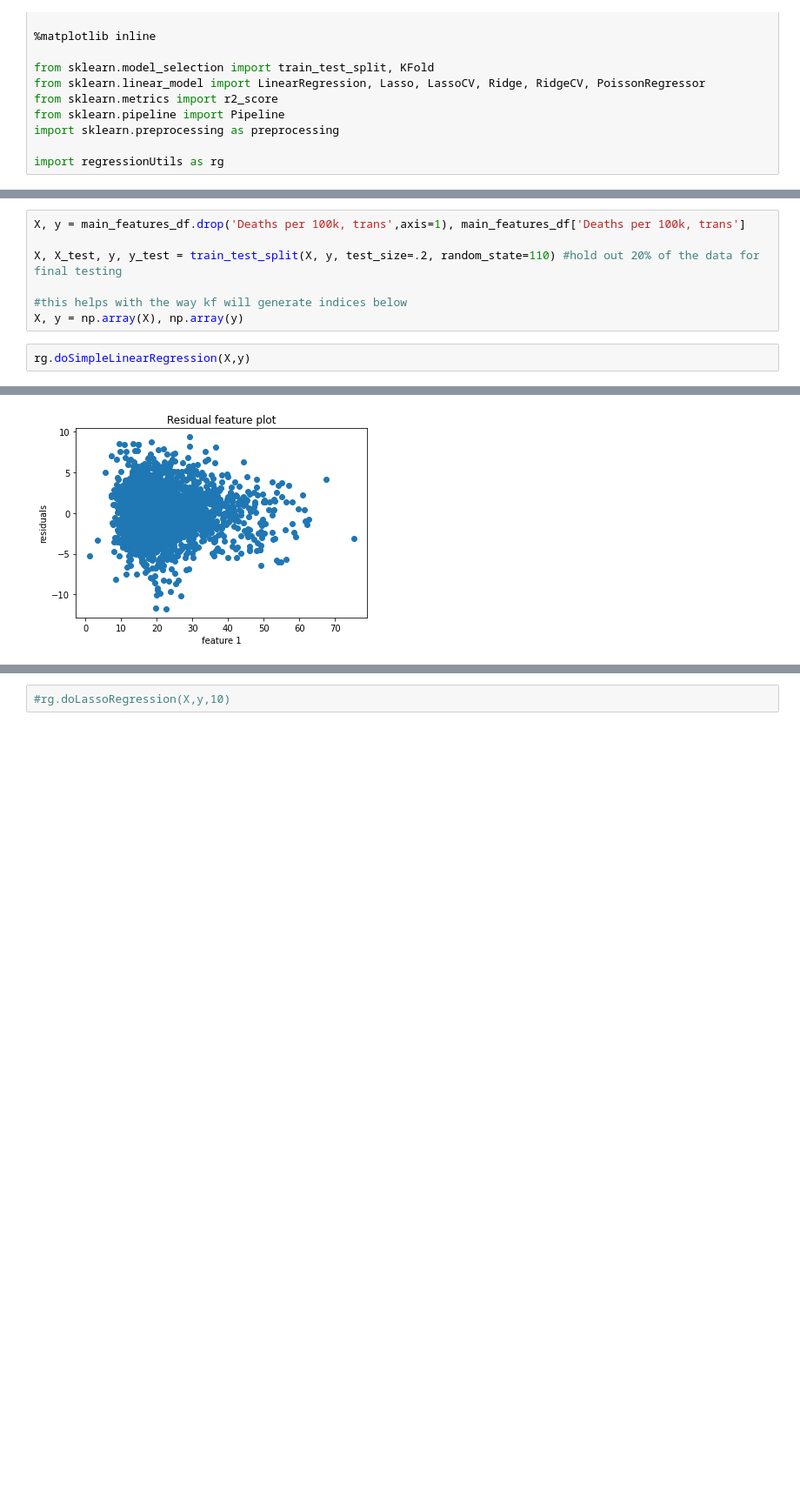
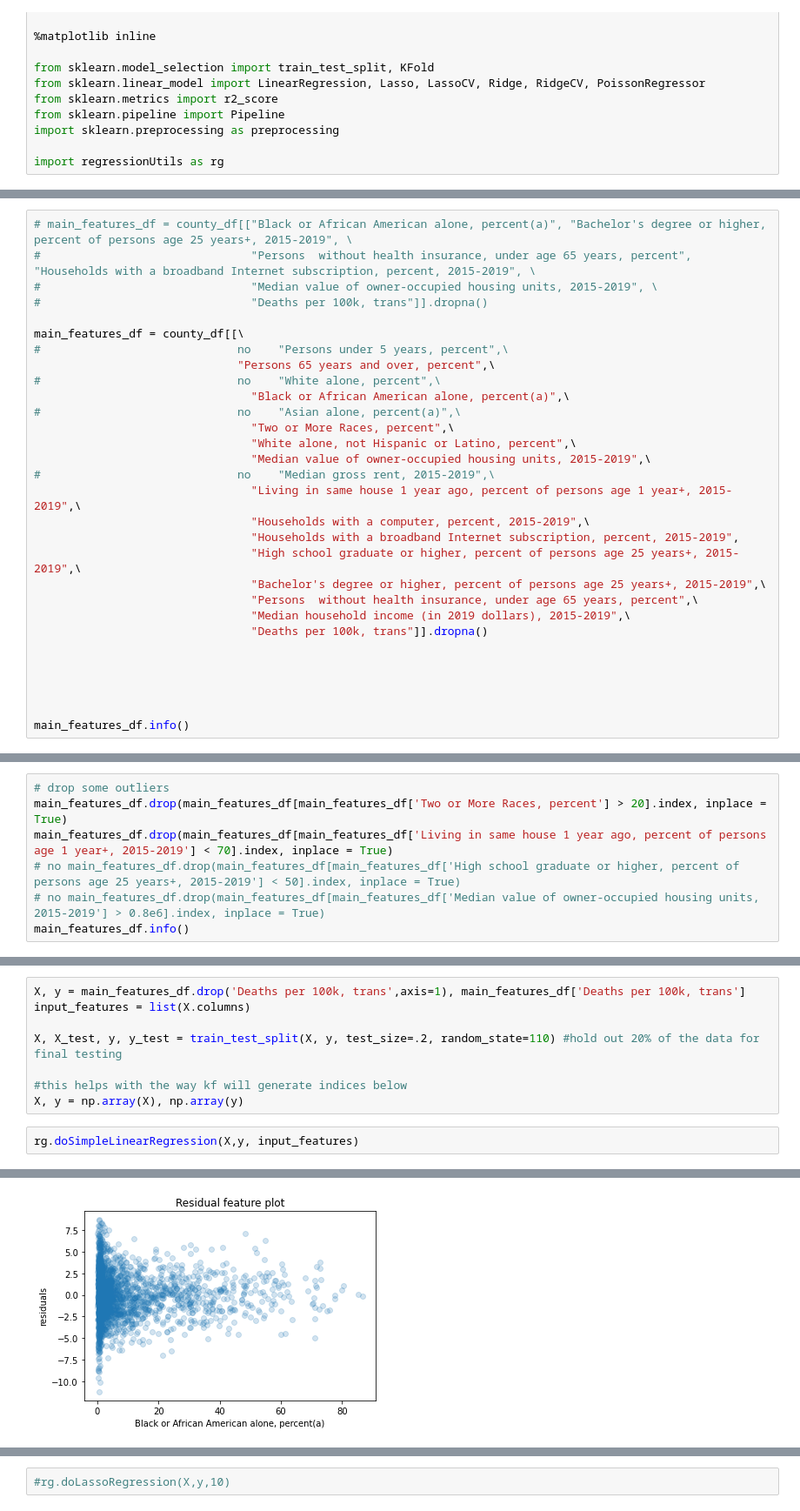
Before and after one commit to nkinnaird/CountyCovidIndexing, a Jupyter notebook: code/doRegression.ipynb, the cells around one changed output, grey strips where cells are left out. Shown: that part at 87% size. Drawn from its saved outputs; the diff is of its cells as text; blank space fills up the shorter version.

Commit message:
Updates to regression code, isolating features I will use (pre lasso and ridge regression tests).

```diff
--- a/code/doRegression.ipynb
+++ b/code/doRegression.ipynb
@@ -79,0 +64,30 @@ memory usage: 117.3 KB
+# %%
+# main_features_df = county_df[["Black or African American alone, percent(a)", "Bachelor's degree or higher, percent of persons age 25 years+, 2015-2019", \
+#                               "Persons  without health insurance, under age 65 years, percent", "Households with a broadband Internet subscription, percent, 2015-2019", \
+#                               "Median value of owner-occupied housing units, 2015-2019", \
+#                               "Deaths per 100k, trans"]].dropna()
+
+main_features_df = county_df[[\
+#                             no    "Persons under 5 years, percent",\
+                              "Persons 65 years and over, percent",\
+#                             no    "White alone, percent",\
+                                "Black or African American alone, percent(a)",\
+#                             no    "Asian alone, percent(a)",\
+                                "Two or More Races, percent",\
+                                "White alone, not Hispanic or Latino, percent",\
+                                "Median value of owner-occupied housing units, 2015-2019",\
+#                             no    "Median gross rent, 2015-2019",\
+                                "Living in same house 1 year ago, percent of persons age 1 year+, 2015-2019",\
+                                "Households with a computer, percent, 2015-2019",\
+                                "Households with a broadband Internet subscription, percent, 2015-2019",
+                                "High school graduate or higher, percent of persons age 25 years+, 2015-2019",\
+                                "Bachelor's degree or higher, percent of persons age 25 years+, 2015-2019",\
+                                "Persons  without health insurance, under age 65 years, percent",\
+                                "Median household income (in 2019 dollars), 2015-2019",\
+                                "Deaths per 100k, trans"]].dropna()
+
+
+
+
+
+main_features_df.info()
@@ -79,0 +115,7 @@ memory usage: 117.3 KB
+# %%
+# drop some outliers
+main_features_df.drop(main_features_df[main_features_df['Two or More Races, percent'] > 20].index, inplace = True)
+main_features_df.drop(main_features_df[main_features_df['Living in same house 1 year ago, percent of persons age 1 year+, 2015-2019'] < 70].index, inplace = True)
+# no main_features_df.drop(main_features_df[main_features_df['High school graduate or higher, percent of persons age 25 years+, 2015-2019'] < 50].index, inplace = True)
+# no main_features_df.drop(main_features_df[main_features_df['Median value of owner-occupied housing units, 2015-2019'] > 0.8e6].index, inplace = True)
+main_features_df.info()
@@ -92,10 +153,11 @@ for ax in pp.axes.flatten():
 # %%
 X, y = main_features_df.drop('Deaths per 100k, trans',axis=1), main_features_df['Deaths per 100k, trans']
+input_features = list(X.columns)
 
 X, X_test, y, y_test = train_test_split(X, y, test_size=.2, random_state=110) #hold out 20% of the data for final testing
 
 #this helps with the way kf will generate indices below
 X, y = np.array(X), np.array(y)
 # %%
-rg.doSimpleLinearRegression(X,y)
+rg.doSimpleLinearRegression(X,y, input_features)
 # %% [output]
@@ -107 +169 @@ Simple mean cv r^2: 0.136 +- 0.026
-[figure, old version]
+[figure, new version]
```
Also changed, not shown: parts of 8 cells of this notebook, 3 other files.
